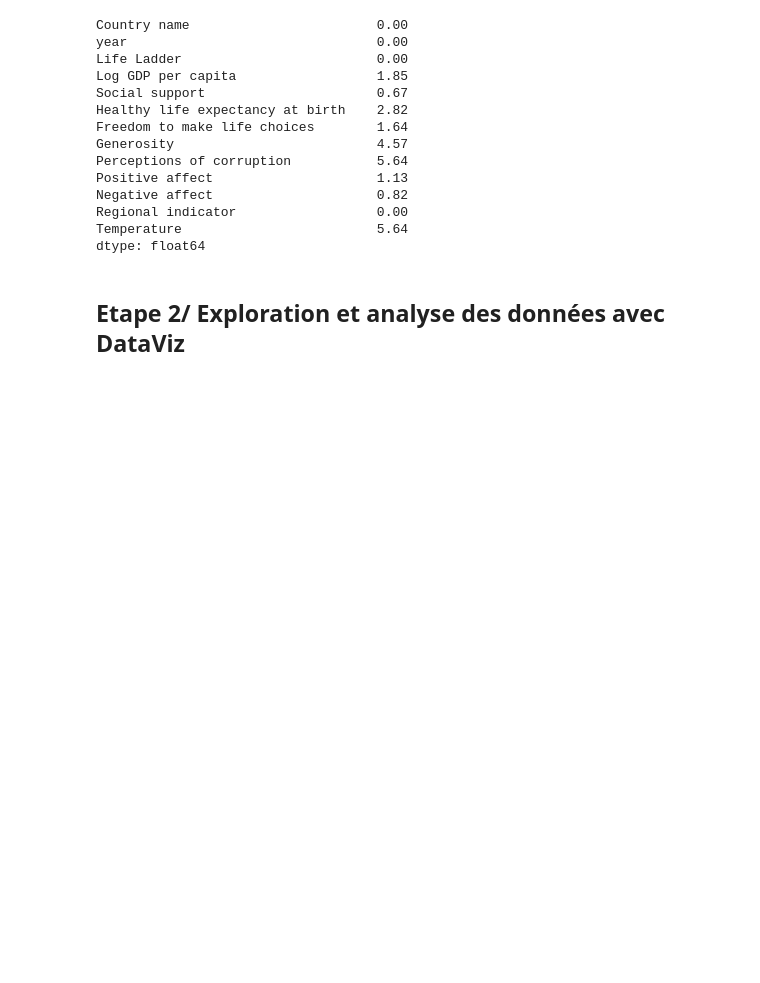
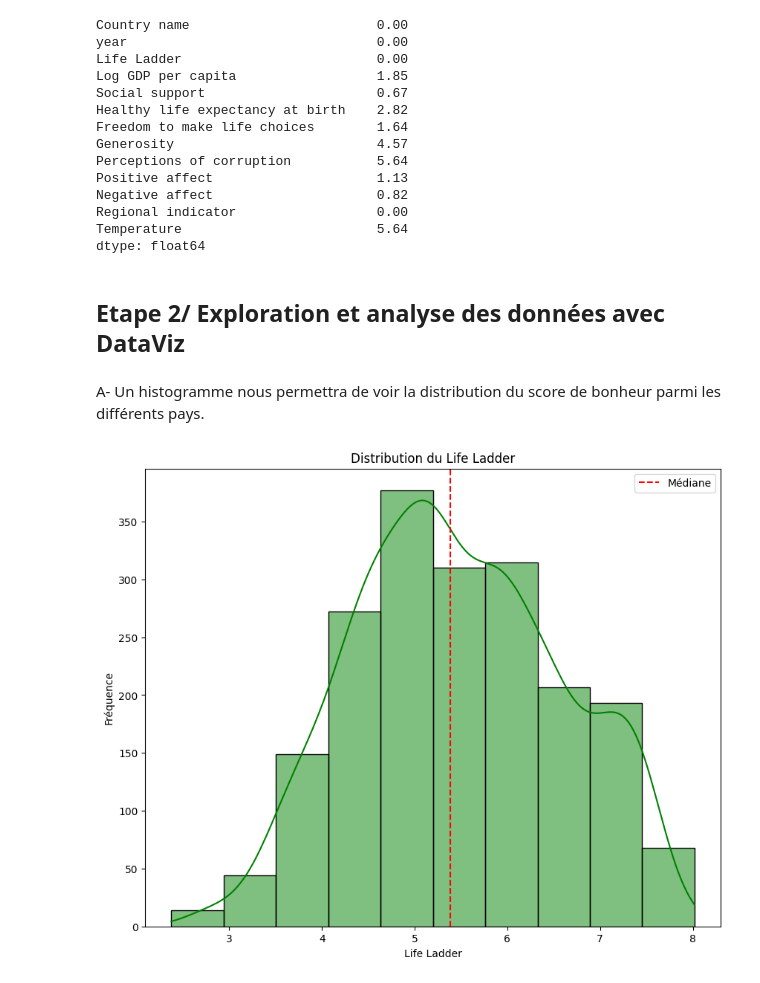
Before and after one commit to khelifaYacine/Analyse-du-rapport-du-bien--tre-sur-terre, a Jupyter notebook: EDA_LM-1.ipynb, the cells around one changed output. Saved outputs shown, nothing was run; the diff lists cells and outputs as text; code cells hidden in the pictures; blank space fills up the shorter version.

```diff
--- a/EDA_LM-1.ipynb
+++ b/EDA_LM-1.ipynb
@@ -348,3 +348,24 @@ Temperature                         5.64
 dtype: float64
 # %% [markdown]
 ## Etape 2/ Exploration et analyse des données avec DataViz
+# %% [markdown]
+A- Un histogramme nous permettra de voir la distribution du score de bonheur parmi les différents pays.
+# %%
+# Créer le displot avec seaborn
+plt.figure(figsize=(10, 8))
+sns.histplot(df["Life Ladder"], kde=True, bins=10, color="g", edgecolor="black")
+plt.title("Distribution du Life Ladder")
+plt.xlabel("Life Ladder")
+plt.ylabel("Fréquence")
+
+# Calculer la médiane
+median_value = df["Life Ladder"].median()
+
+# Ajouter la ligne de médiane
+plt.axvline(x=median_value, color="red", linestyle="--", label="Médiane")
+
+# Afficher le graphique avec la légende
+plt.legend()
+plt.show()
+# %% [output]
+[figure, added]
```
Also changed, not shown: parts of 12 cells of this notebook.
